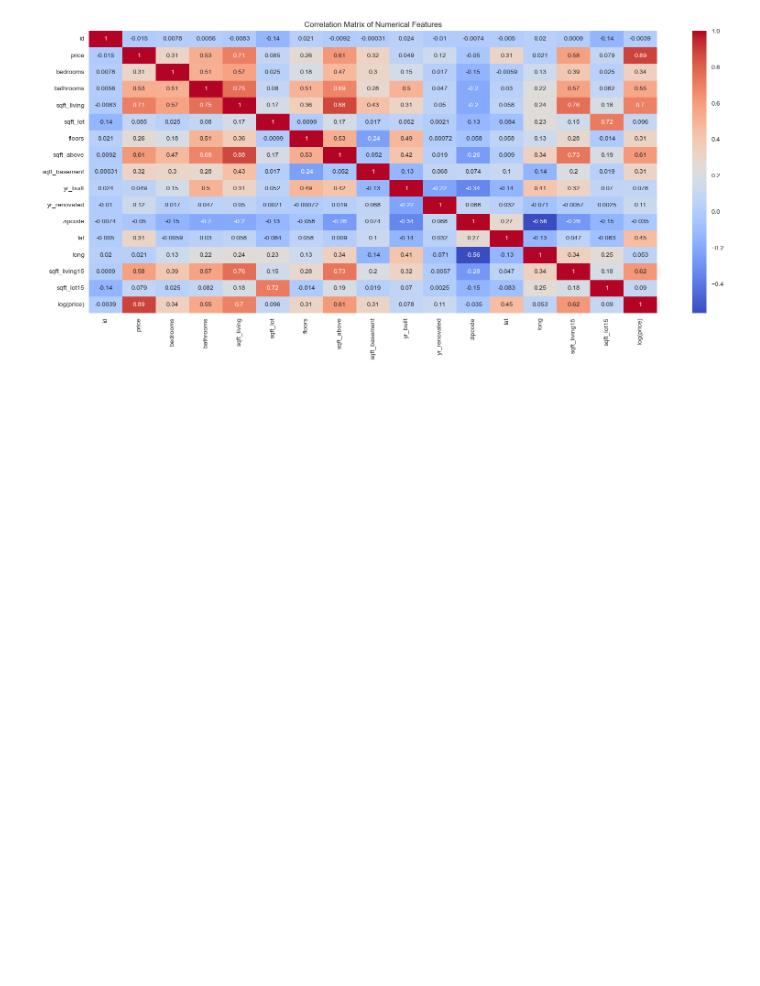
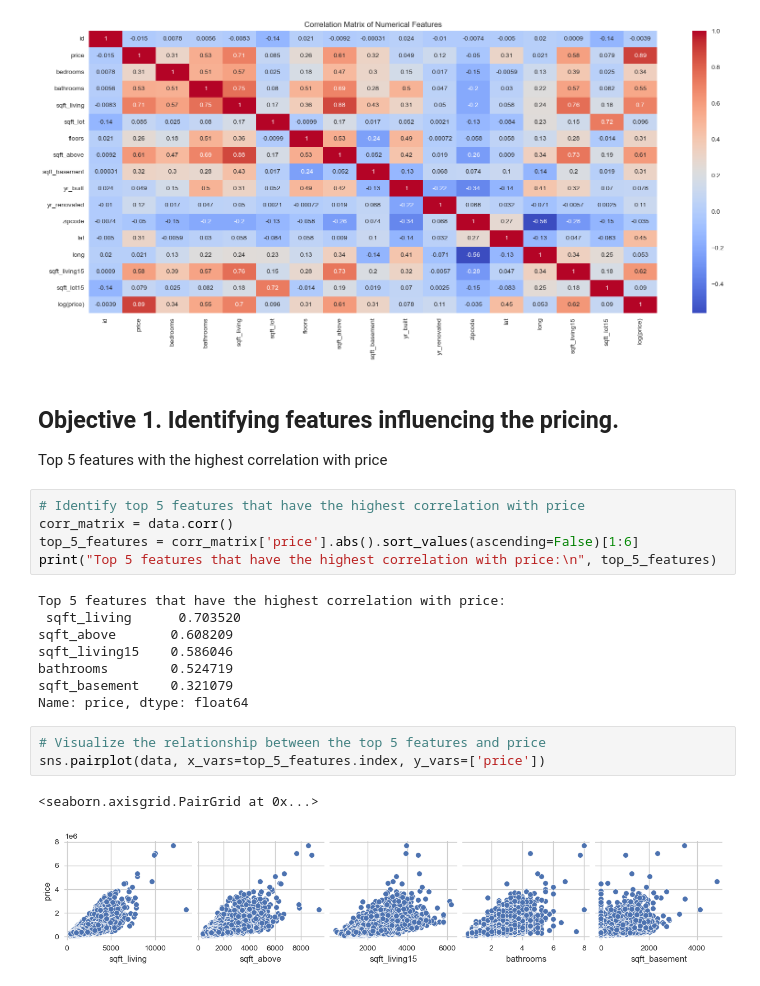
Before and after one commit to martin-ngugi/dsc-phase-2-project-v2-3, a Jupyter notebook: student.ipynb, the cells around one changed output. Saved outputs shown, nothing was run; the diff lists cells and outputs as text; blank space fills up the shorter version.

Commit message:
Objective 1 Commit

```diff
--- a/student.ipynb
+++ b/student.ipynb
@@ -319,3 +319,25 @@ plt.show()
 plt.show()
 # %% [output]
 [figure]
+# %% [markdown]
+## Objective 1. Identifying features influencing the pricing.
+Top 5 features with the highest correlation with price
+# %%
+# Identify top 5 features that have the highest correlation with price
+corr_matrix = data.corr()
+top_5_features = corr_matrix['price'].abs().sort_values(ascending=False)[1:6]
+print("Top 5 features that have the highest correlation with price:\n", top_5_features)
+# %% [output]
+Top 5 features that have the highest correlation with price:
+ sqft_living      0.703520
+sqft_above       0.608209
+sqft_living15    0.586046
+bathrooms        0.524719
+sqft_basement    0.321079
+Name: price, dtype: float64
+# %%
+# Visualize the relationship between the top 5 features and price
+sns.pairplot(data, x_vars=top_5_features.index, y_vars=['price'])
+# %% [output]
+<seaborn.axisgrid.PairGrid at 0x...>
+[figure, added]
```
Also changed, not shown: parts of 16 cells of this notebook.
